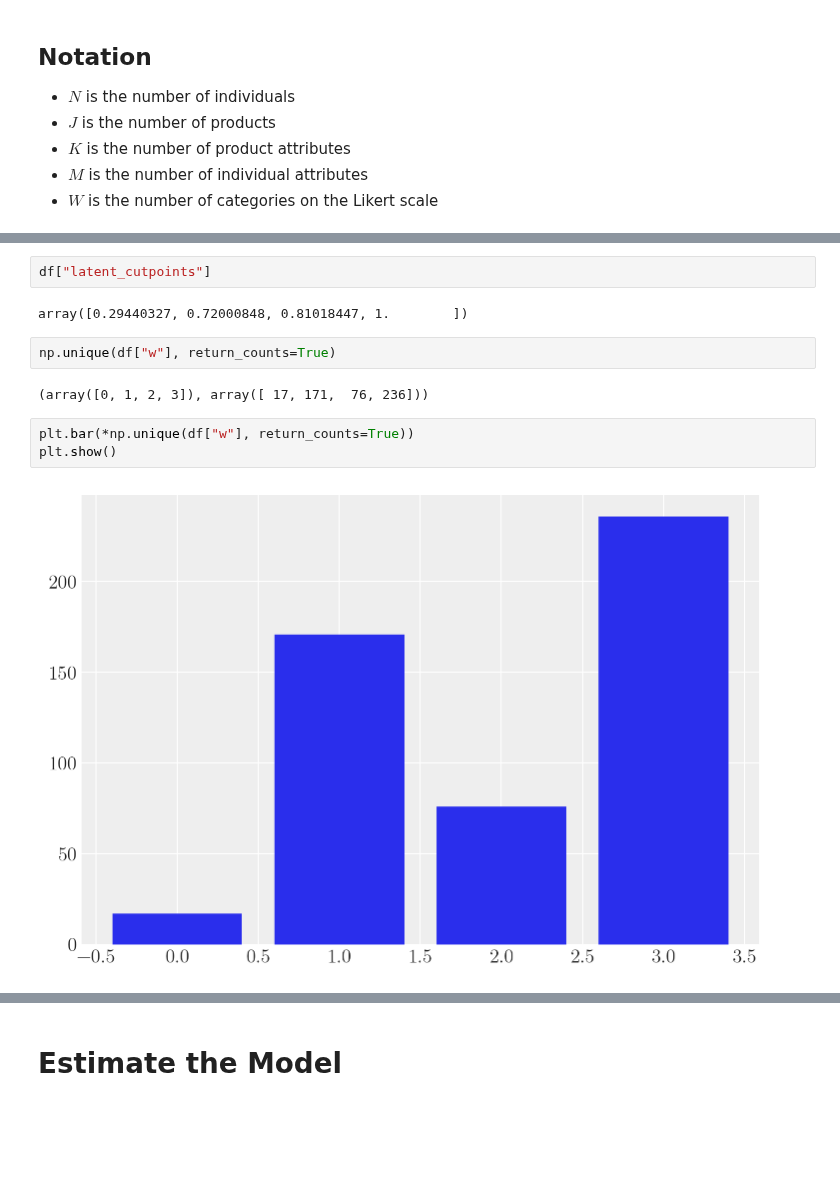
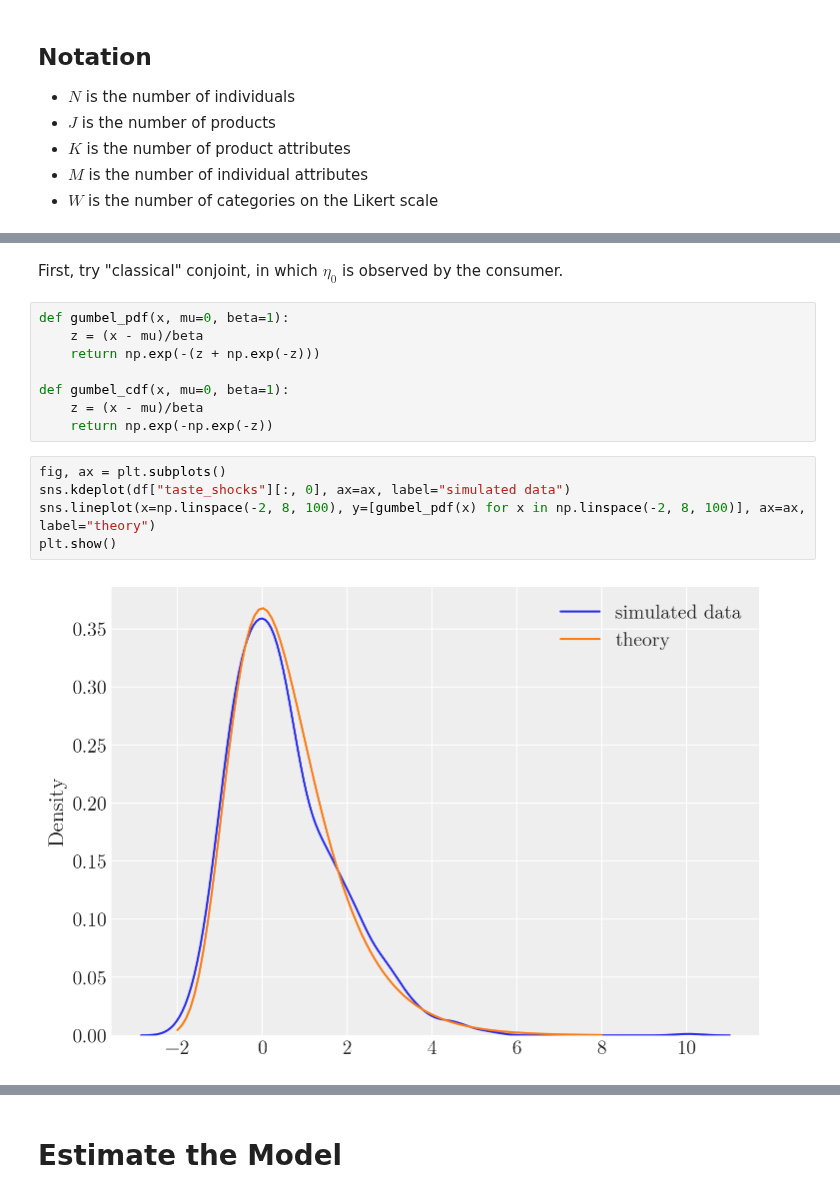
Before and after one commit to dyavorsky/likert_dualresponse, a Jupyter notebook: notebooks/likert_dualresponse.ipynb, the cells around one changed output, grey strips where cells are left out. Drawn from its saved outputs; the diff is of its cells as text; blank space fills up the shorter version.

Commit message:
added classical conjoint simulation

```diff
--- a/notebooks/likert_dualresponse.ipynb
+++ b/notebooks/likert_dualresponse.ipynb
@@ -107,13 +111,17 @@ plt.show()
-# %%
-df["latent_cutpoints"]
-# %% [output]
-array([0.29440327, 0.72000848, 0.81018447, 1.        ])
-# %%
-np.unique(df["w"], return_counts=True)
-# %% [output]
-(array([0, 1, 2, 3]), array([ 17, 171,  76, 236]))
-# %%
-plt.bar(*np.unique(df["w"], return_counts=True))
-plt.show()
-# %% [output]
-[figure, removed]
+# %% [markdown]
+First, try "classical" conjoint, in which $\eta_0$ is observed by the consumer.
+# %%
+def gumbel_pdf(x, mu=0, beta=1):
+    z = (x - mu)/beta
+    return np.exp(-(z + np.exp(-z)))
+
+def gumbel_cdf(x, mu=0, beta=1):
+    z = (x - mu)/beta
+    return np.exp(-np.exp(-z))
+# %%
+fig, ax = plt.subplots()
+sns.kdeplot(df["taste_shocks"][:, 0], ax=ax, label="simulated data")
+sns.lineplot(x=np.linspace(-2, 8, 100), y=[gumbel_pdf(x) for x in np.linspace(-2, 8, 100)], ax=ax, label="theory")
+plt.show()
+# %% [output]
+[figure, added]
```
Also changed, not shown: parts of 14 cells of this notebook.
